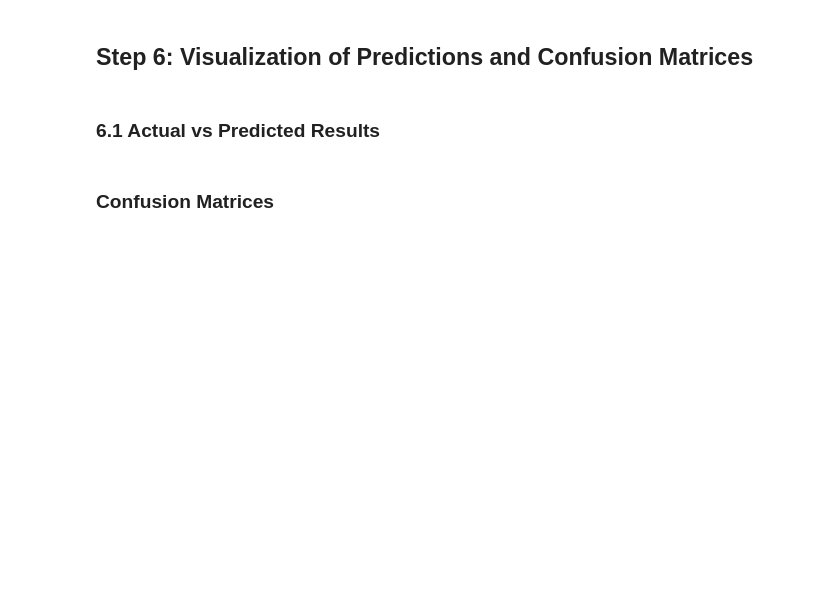
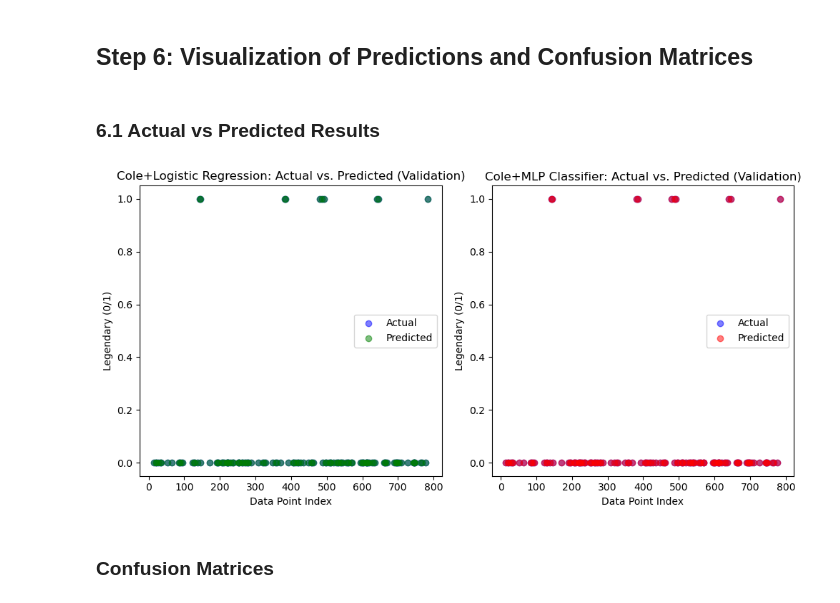
Before and after one commit to VOLR001/Lab4, a Jupyter notebook: Lab4.ipynb, the cells around one changed output. Saved outputs shown, nothing was run; the diff lists cells and outputs as text; code cells hidden in the pictures; blank space fills up the shorter version.

```diff
--- a/Lab4.ipynb
+++ b/Lab4.ipynb
@@ -61,9 +135,11 @@ preprocessor
 from sklearn.model_selection import train_test_split
 
 # Transform the data
-
+transformed = pokemon_data_processed_df
+y = pokemon_data['legendary']#our target attribute
 
 # Train-test split
+X_train,X_temp, y_train, y_temp = train_test_split(transformed, y, test_size=0.3, random_state=42, stratify=y)
 # Step 1: First train-test split to create training and temporary sets
 # X_transformed: Preprocessed feature data
 # y: Target labels
@@ -71,6 +147,11 @@ from sklearn.model_selection import train_test_split
 # random_state=42: Ensures reproducibility of the splits
 # stratify=y: Maintains the class distribution in the split
 
+
 #Your code
+
+X_val, X_test, y_val, y_test = train_test_split(
+    X_temp, y_temp, test_size=0.5, random_state=42, stratify=y_temp
+)
 # %%
 # Your import
@@ -187,6 +378,29 @@ from sklearn.metrics import roc_curve
 # %%
 # Please plot the Actual data and Predicted for Logistic and MLP model
 # Your code
+plt.figure(figsize=(10, 5))
+
+plt.subplot(1, 2, 1)  # a subplot for logistic regression
+plt.scatter(X_val.index, y_val, label='Actual', color='blue', alpha=0.5)
+plt.scatter(X_val.index, y_val_pred_logistic, label='Predicted', color='green', alpha=0.5)
+plt.title('Cole+Logistic Regression: Actual vs. Predicted (Validation)')
+plt.xlabel('Data Point Index')
+plt.ylabel('Legendary (0/1)')
+plt.legend()
+
+
+plt.subplot(1, 2, 2)  # a subplot for MLP
+plt.scatter(X_val.index, y_val, label='Actual', color='blue', alpha=0.5)
+plt.scatter(X_val.index, y_val_pred_mlp, label='Predicted', color='red', alpha=0.5)
+plt.title('Cole+MLP Classifier: Actual vs. Predicted (Validation)')
+plt.xlabel('Data Point Index')  #
+plt.ylabel('Legendary (0/1)')
+plt.legend()
+
+plt.tight_layout() #fit scope
+plt.show()
+# %% [output]
+[figure, added]
 # %% [markdown]
 ### Confusion Matrices
 # %%
```
Also changed, not shown: parts of 13 cells of this notebook.
